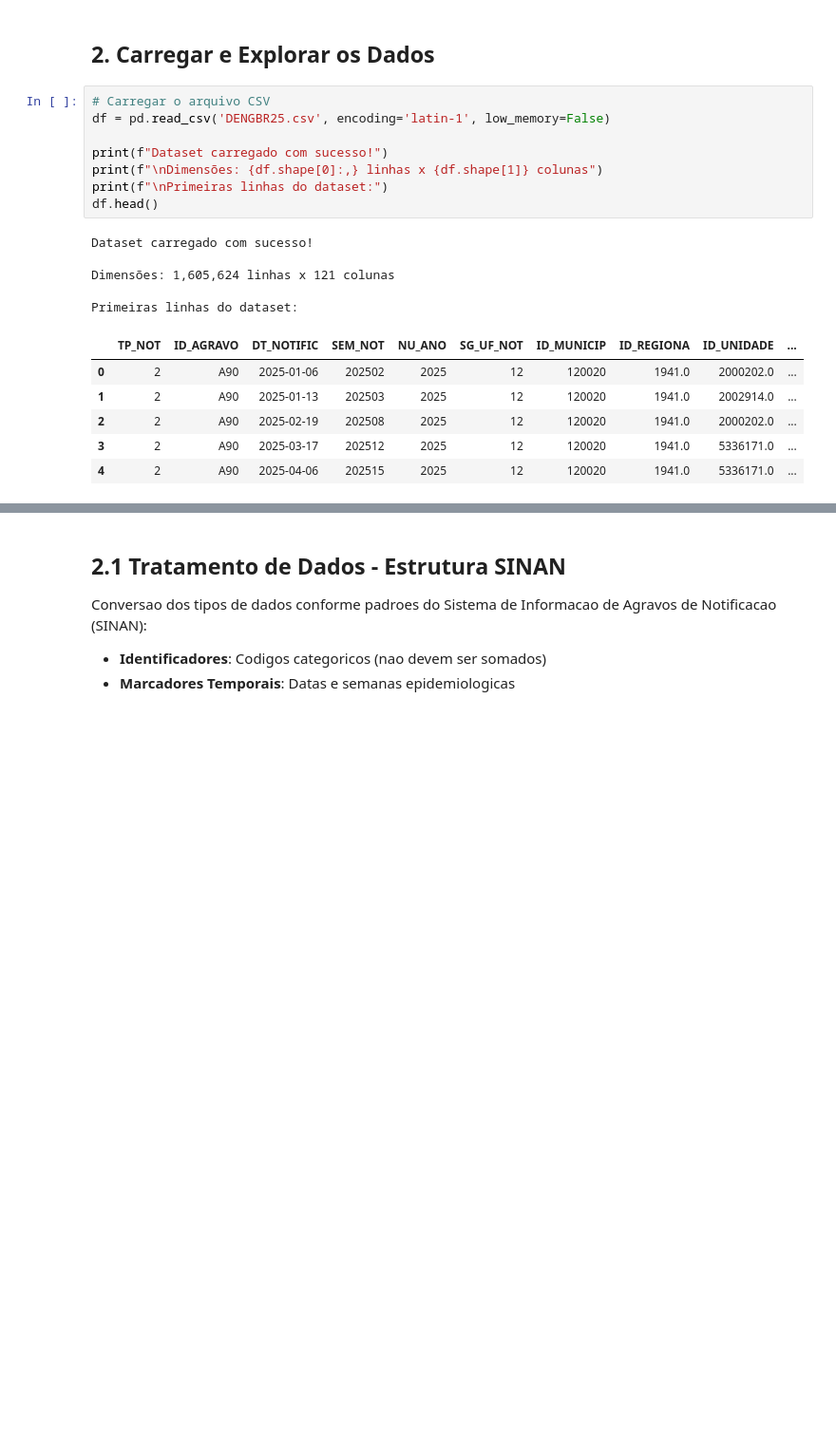
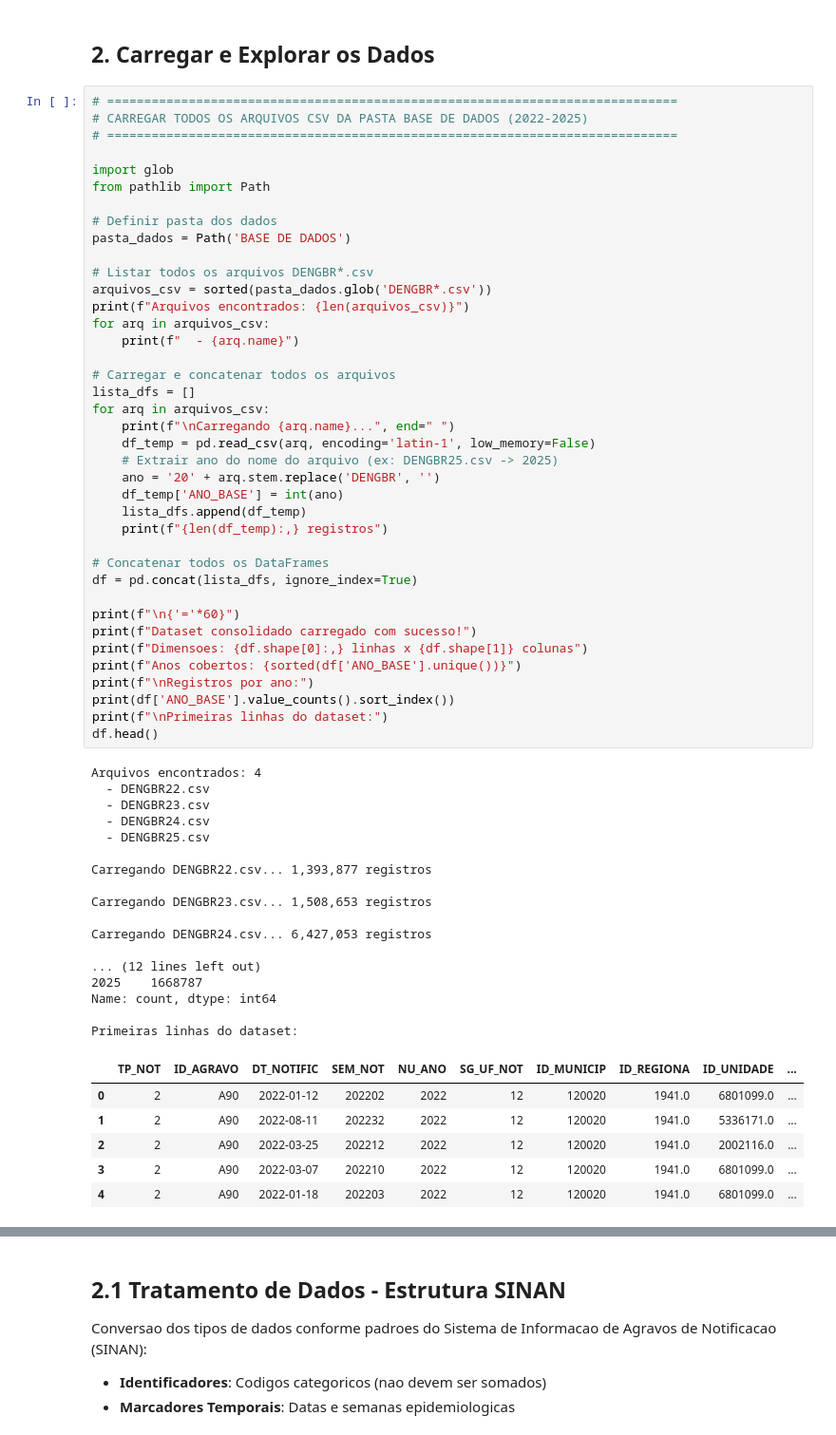
Before and after one commit to Igor-TCA/ANALISE_DENGUE, a Jupyter notebook: analise_dengue.ipynb, the cells around one changed output, grey strips where cells are left out. Shown at 95% size. Drawn from its saved outputs; the diff is of its cells as text; blank space fills up the shorter version.

```diff
--- a/analise_dengue.ipynb
+++ b/analise_dengue.ipynb
@@ -51,25 +51,68 @@ Os gráficos serão salvos em: c:\Users\igor_\OneDrive\Área de Trabalho\GITHUB\
 # %% [markdown]
 ## 2. Carregar e Explorar os Dados
 # %%
-# Carregar o arquivo CSV
-df = pd.read_csv('DENGBR25.csv', encoding='latin-1', low_memory=False)
+# =============================================================================
+# CARREGAR TODOS OS ARQUIVOS CSV DA PASTA BASE DE DADOS (2022-2025)
+# =============================================================================
 
-print(f"Dataset carregado com sucesso!")
-print(f"\nDimensões: {df.shape[0]:,} linhas x {df.shape[1]} colunas")
+import glob
+from pathlib import Path
+
+# Definir pasta dos dados
+pasta_dados = Path('BASE DE DADOS')
+
+# Listar todos os arquivos DENGBR*.csv
+arquivos_csv = sorted(pasta_dados.glob('DENGBR*.csv'))
+print(f"Arquivos encontrados: {len(arquivos_csv)}")
+for arq in arquivos_csv:
+    print(f"  - {arq.name}")
+
+# Carregar e concatenar todos os arquivos
+lista_dfs = []
+for arq in arquivos_csv:
+    print(f"\nCarregando {arq.name}...", end=" ")
+    df_temp = pd.read_csv(arq, encoding='latin-1', low_memory=False)
+    # Extrair ano do nome do arquivo (ex: DENGBR25.csv -> 2025)
+    ano = '20' + arq.stem.replace('DENGBR', '')
+    df_temp['ANO_BASE'] = int(ano)
+    lista_dfs.append(df_temp)
+    print(f"{len(df_temp):,} registros")
+
+# Concatenar todos os DataFrames
+df = pd.concat(lista_dfs, ignore_index=True)
+
+print(f"\n{'='*60}")
+print(f"Dataset consolidado carregado com sucesso!")
+print(f"Dimensoes: {df.shape[0]:,} linhas x {df.shape[1]} colunas")
+print(f"Anos cobertos: {sorted(df['ANO_BASE'].unique())}")
+print(f"\nRegistros por ano:")
+print(df['ANO_BASE'].value_counts().sort_index())
 print(f"\nPrimeiras linhas do dataset:")
 df.head()
 # %% [output]
-Dataset carregado com sucesso!
+Arquivos encontrados: 4
+  - DENGBR22.csv
+  - DENGBR23.csv
+  - DENGBR24.csv
+  - DENGBR25.csv
 
-Dimensões: 1,605,624 linhas x 121 colunas
+Carregando DENGBR22.csv... 1,393,877 registros
+
+Carregando DENGBR23.csv... 1,508,653 registros
+
+Carregando DENGBR24.csv... 6,427,053 registros
+
+... (12 lines left out)
+2025    1668787
+Name: count, dtype: int64
 
 Primeiras linhas do dataset:
 |  | TP_NOT | ID_AGRAVO | DT_NOTIFIC | SEM_NOT | NU_ANO | SG_UF_NOT | ID_MUNICIP | ID_REGIONA | ID_UNIDADE | ... |
-| 0 | 2 | A90 | 2025-01-06 | 202502 | 2025 | 12 | 120020 | 1941.0 | 2000202.0 | ... |
-| 1 | 2 | A90 | 2025-01-13 | 202503 | 2025 | 12 | 120020 | 1941.0 | 2002914.0 | ... |
-| 2 | 2 | A90 | 2025-02-19 | 202508 | 2025 | 12 | 120020 | 1941.0 | 2000202.0 | ... |
-| 3 | 2 | A90 | 2025-03-17 | 202512 | 2025 | 12 | 120020 | 1941.0 | 5336171.0 | ... |
-| 4 | 2 | A90 | 2025-04-06 | 202515 | 2025 | 12 | 120020 | 1941.0 | 5336171.0 | ... |
+| 0 | 2 | A90 | 2022-01-12 | 202202 | 2022 | 12 | 120020 | 1941.0 | 6801099.0 | ... |
+| 1 | 2 | A90 | 2022-08-11 | 202232 | 2022 | 12 | 120020 | 1941.0 | 5336171.0 | ... |
+| 2 | 2 | A90 | 2022-03-25 | 202212 | 2022 | 12 | 120020 | 1941.0 | 2002116.0 | ... |
+| 3 | 2 | A90 | 2022-03-07 | 202210 | 2022 | 12 | 120020 | 1941.0 | 6801099.0 | ... |
+| 4 | 2 | A90 | 2022-01-18 | 202203 | 2022 | 12 | 120020 | 1941.0 | 6801099.0 | ... |
 # %%
 # Informações sobre as colunas
 print("Informações do Dataset:")
```
Also changed, not shown: parts of 33 cells of this notebook, 10 other files.
